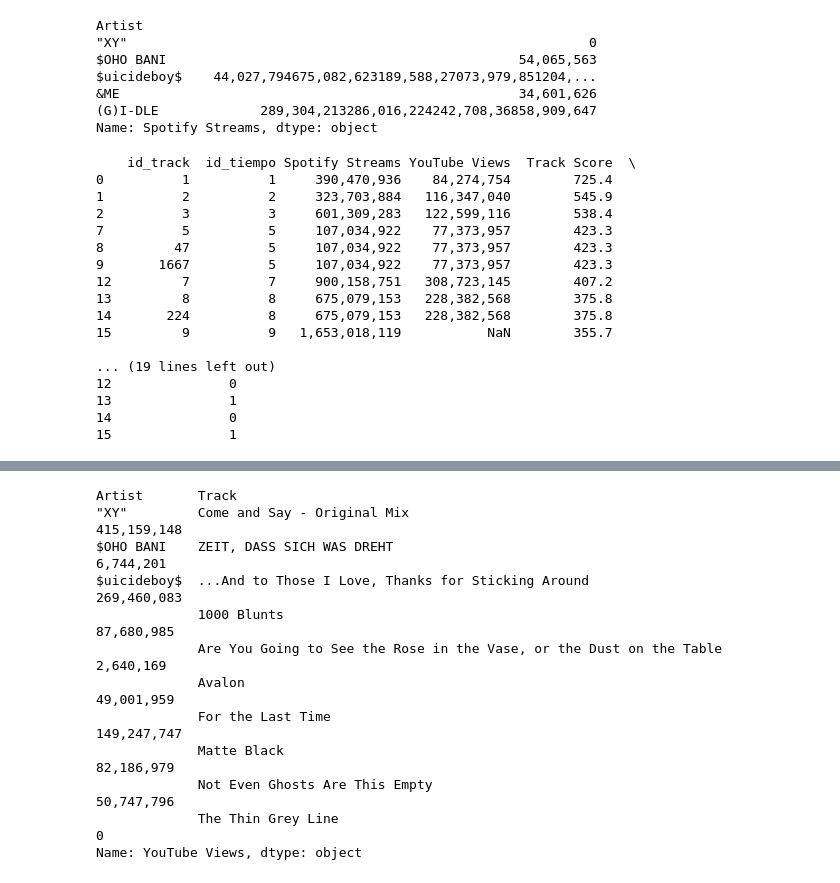
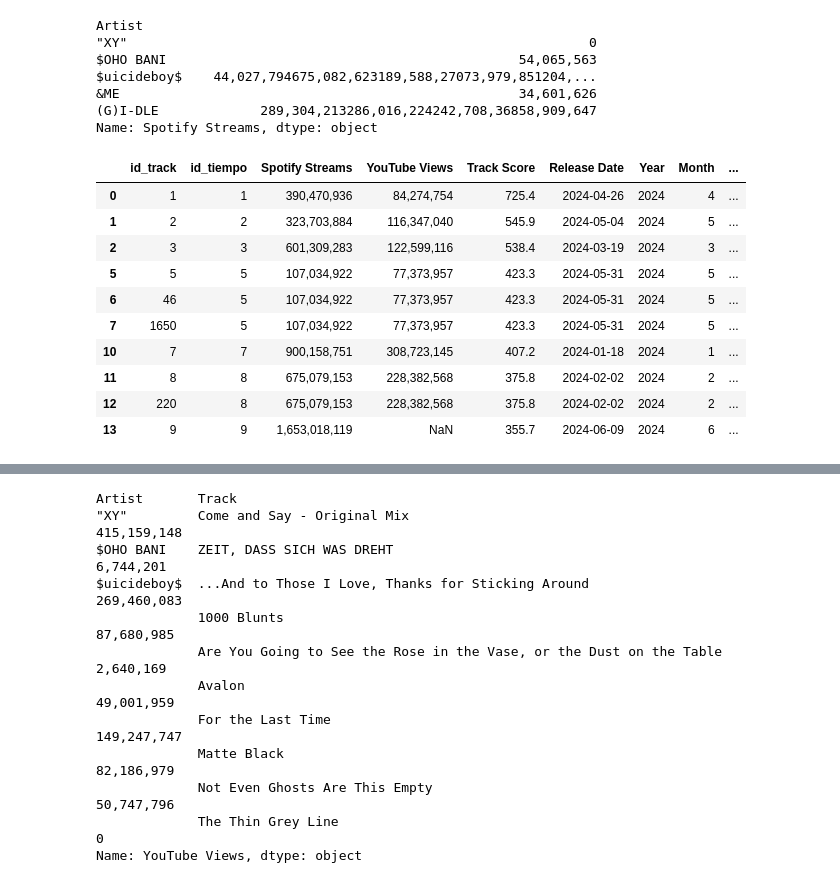
Before and after one commit to linetteacst/data_mining, a Jupyter notebook: unit-III/03-OLAP_operations_exercise.ipynb, the cells around one changed output, grey strips where cells are left out. Cells and saved outputs as stored; diff of their text form; code cells hidden in the pictures.

Commit message:
07-10-2026 Spotify (2)

```diff
--- a/unit-III/03-OLAP_operations_exercise.ipynb
+++ b/unit-III/03-OLAP_operations_exercise.ipynb
@@ -55,8 +55,8 @@ display(dim_tiempo.head(3))
 | 2 | 3/19/2024 | 3 | 2024 | 3 | 19 |
 # %%
 # 2. Crear dim_pista
-# dim_pista = spotify_raw[['Track', 'Artist', 'Explicit Track']].drop_duplicates().reset_index(drop=True).copy()
-dim_pista = spotify_raw[['Track', 'Artist', 'Explicit Track']].copy()
+dim_pista = spotify_raw[['Track', 'Artist', 'Explicit Track']].drop_duplicates().reset_index(drop=True).copy()
+# dim_pista = spotify_raw[['Track', 'Artist', 'Explicit Track']].copy()
 dim_pista['id_track'] = dim_pista.index + 1
 display(dim_pista.head(10))
 # %% [output]
@@ -123,26 +125,20 @@ Name: Spotify Streams, dtype: object
 # %%
 # RETO 2: El equipo de marketing quiere ver todas las métricas únicamente de las canciones lanzadas en el año 2024.
 # Operación OLAP: Slice
 respuesta_2 = cubo_olap[cubo_olap['Year'] == 2024]
-print(respuesta_2.head(10))
+respuesta_2.head(10)
 # %% [output]
-    id_track  id_tiempo Spotify Streams YouTube Views  Track Score  \
-0          1          1     390,470,936    84,274,754        725.4
-1          2          2     323,703,884   116,347,040        545.9
-2          3          3     601,309,283   122,599,116        538.4
-7          5          5     107,034,922    77,373,957        423.3
-8         47          5     107,034,922    77,373,957        423.3
-9       1667          5     107,034,922    77,373,957        423.3
-12         7          7     900,158,751   308,723,145        407.2
-13         8          8     675,079,153   228,382,568        375.8
-14       224          8     675,079,153   228,382,568        375.8
-15         9          9   1,653,018,119           NaN        355.7
-
-... (19 lines left out)
-12               0
-13               1
-14               0
-15               1
+|  | id_track | id_tiempo | Spotify Streams | YouTube Views | Track Score | Release Date | Year | Month | ... |
+| 0 | 1 | 1 | 390,470,936 | 84,274,754 | 725.4 | 2024-04-26 | 2024 | 4 | ... |
+| 1 | 2 | 2 | 323,703,884 | 116,347,040 | 545.9 | 2024-05-04 | 2024 | 5 | ... |
+| 2 | 3 | 3 | 601,309,283 | 122,599,116 | 538.4 | 2024-03-19 | 2024 | 3 | ... |
+| 5 | 5 | 5 | 107,034,922 | 77,373,957 | 423.3 | 2024-05-31 | 2024 | 5 | ... |
+| 6 | 46 | 5 | 107,034,922 | 77,373,957 | 423.3 | 2024-05-31 | 2024 | 5 | ... |
+| 7 | 1650 | 5 | 107,034,922 | 77,373,957 | 423.3 | 2024-05-31 | 2024 | 5 | ... |
+| 10 | 7 | 7 | 900,158,751 | 308,723,145 | 407.2 | 2024-01-18 | 2024 | 1 | ... |
+| 11 | 8 | 8 | 675,079,153 | 228,382,568 | 375.8 | 2024-02-02 | 2024 | 2 | ... |
+| 12 | 220 | 8 | 675,079,153 | 228,382,568 | 375.8 | 2024-02-02 | 2024 | 2 | ... |
+| 13 | 9 | 9 | 1,653,018,119 | NaN | 355.7 | 2024-06-09 | 2024 | 6 | ... |
 # %%
 # RETO 3: Finanzas requiere el total de 'Spotify Streams' desglosado primero por Año de Lanzamiento (Year) y luego detallado por Mes de Lanzamiento (Month).
 # Operación OLAP: Drill-down
```
Also changed, not shown: parts of 10 cells of this notebook.
